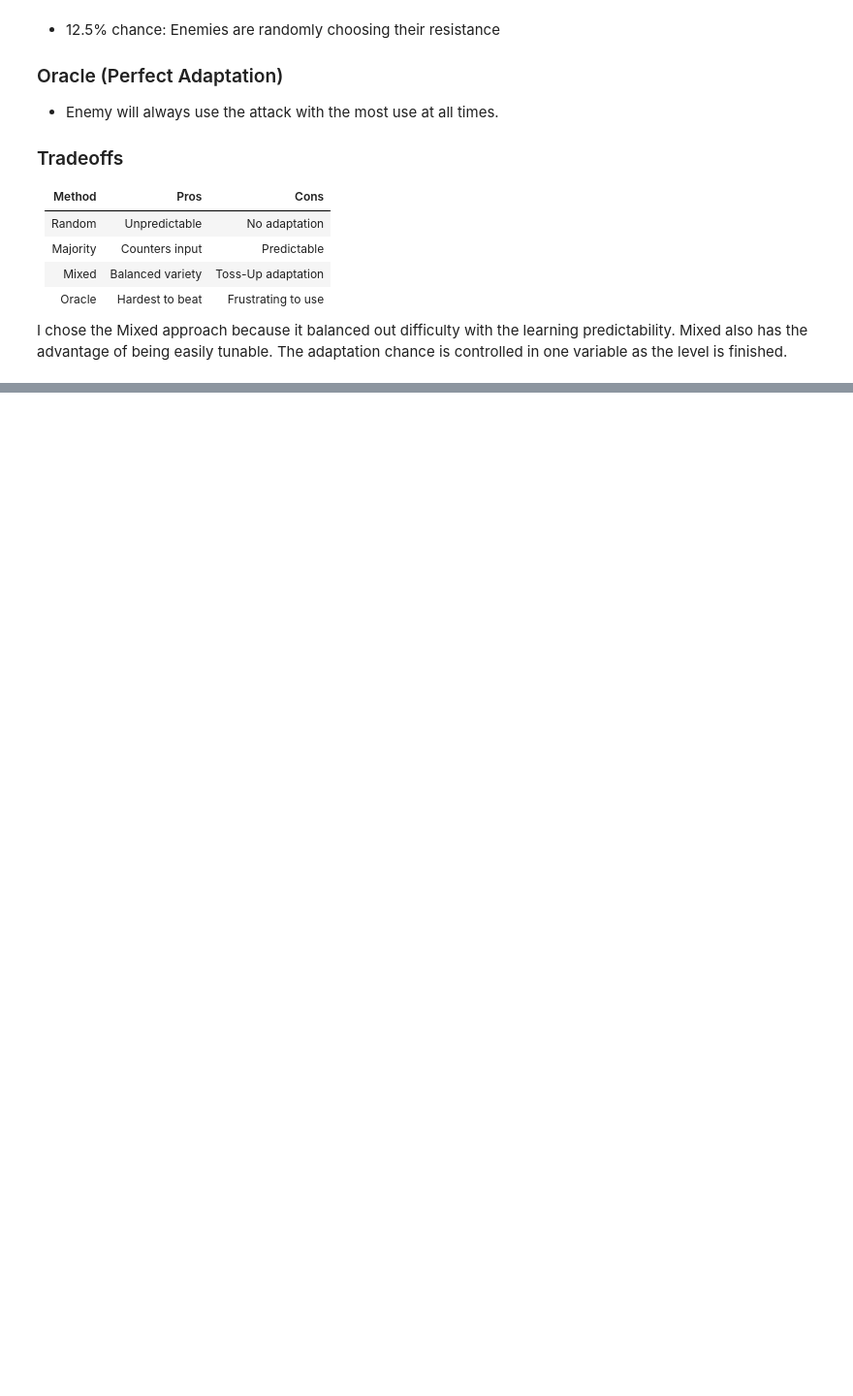
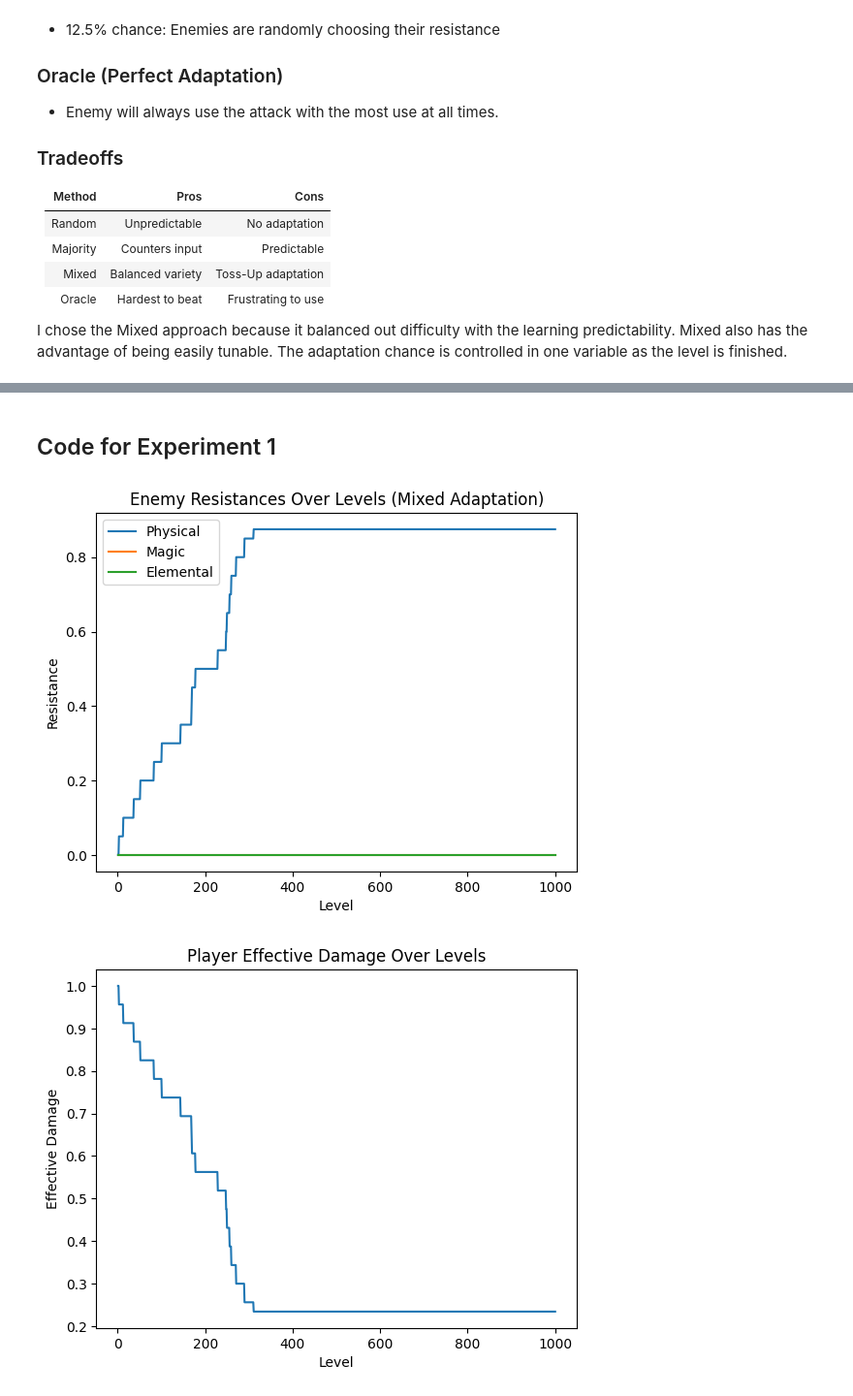
Before and after one commit to DavidJJ3715/hordeExplorer, a Jupyter notebook: final-project.ipynb, the cells around one changed output, grey strips where cells are left out. Shown at 97% size. Cells and saved outputs as stored; diff of their text form; code cells hidden in the pictures; blank space fills up the shorter version.

```diff
--- a/final-project.ipynb
+++ b/final-project.ipynb
@@ -87,3 +92,67 @@ Results will be visualized using:
 - Line graphs for resistance trends.
 - Heatmaps for attack usage diversity.
 - Curves showing difficulty over levels.
+# %% [markdown]
+## Code for Experiment 1
+# %%
+import numpy as np
+import matplotlib.pyplot as plt
+
+# Simulated player behavior: fixed strategy
+player_strategy = {'physical': 0.875, 'magic': 0.0625, 'elemental': 0.0625}
+
+# Simulation parameters
+levels = 1000
+enemy_resistances = {'physical': 0.0, 'magic': 0.0, 'elemental': 0.0}
+
+# Mixed approach parameters
+adapt_chance = 0.05  # 5% chance to adapt to player's attack pattern
+
+# Data storage
+resistances_over_time = {'level': [], 'physical': [], 'magic': [], 'elemental': []}
+damage_effectiveness = []
+
+# Simulation loop
+for level in range(1, levels + 1):
+    # Adaptation logic
+    if np.random.rand() < adapt_chance:
+        # Adapt to most-used attack type
+        main_attack = max(player_strategy, key=player_strategy.get)
+        enemy_resistances[main_attack] += 0.05  # Increase resistance by 5%
+
+    # Cap resistances at 0.875 for realism
+    for k in enemy_resistances:
+        enemy_resistances[k] = min(enemy_resistances[k], 0.875)
+
+    # Calculate effective damage for this level
+    effective_damage = sum([
+        player_strategy[k] * (1 - enemy_resistances[k])
+        for k in player_strategy
+    ])
+
+    # Log data
+    resistances_over_time['level'].append(level)
+    resistances_over_time['physical'].append(enemy_resistances['physical'])
+    resistances_over_time['magic'].append(enemy_resistances['magic'])
+    resistances_over_time['elemental'].append(enemy_resistances['elemental'])
+    damage_effectiveness.append(effective_damage)
+
+# Plot resistances over time
+plt.plot(resistances_over_time['level'], resistances_over_time['physical'], label='Physical')
+plt.plot(resistances_over_time['level'], resistances_over_time['magic'], label='Magic')
+plt.plot(resistances_over_time['level'], resistances_over_time['elemental'], label='Elemental')
+plt.title('Enemy Resistances Over Levels (Mixed Adaptation)')
+plt.xlabel('Level')
+plt.ylabel('Resistance')
+plt.legend()
+plt.show()
+
+# Plot effective damage over time
+plt.plot(resistances_over_time['level'], damage_effectiveness, label='Effective Damage')
+plt.title('Player Effective Damage Over Levels')
+plt.xlabel('Level')
+plt.ylabel('Effective Damage')
+plt.show()
+# %% [output]
+[figure, added]
+[figure, added]
```
Also changed, not shown: parts of 10 cells of this notebook.
